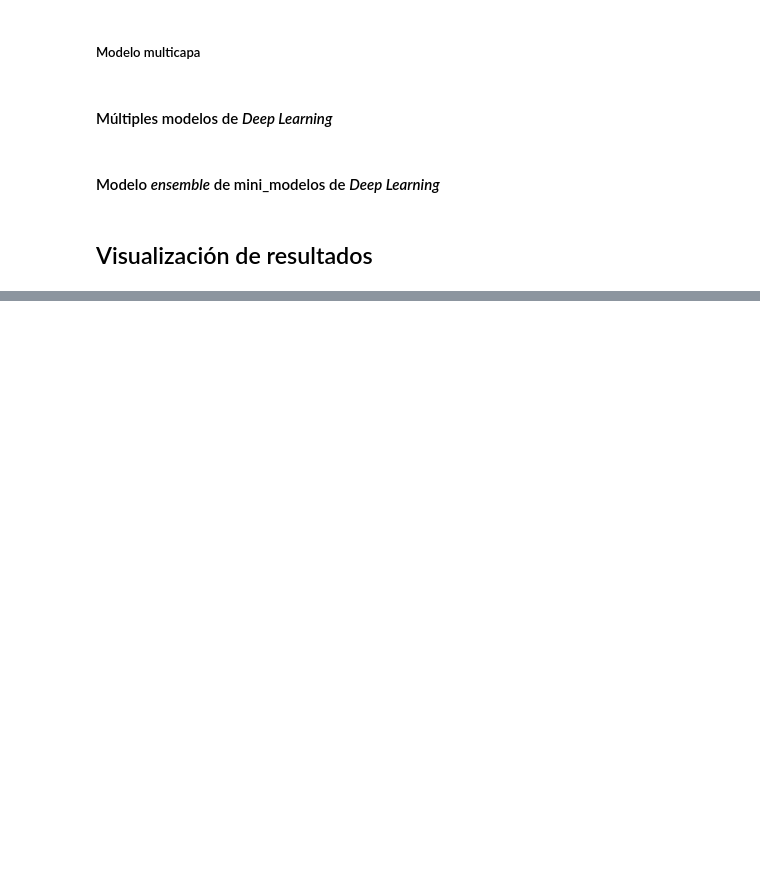
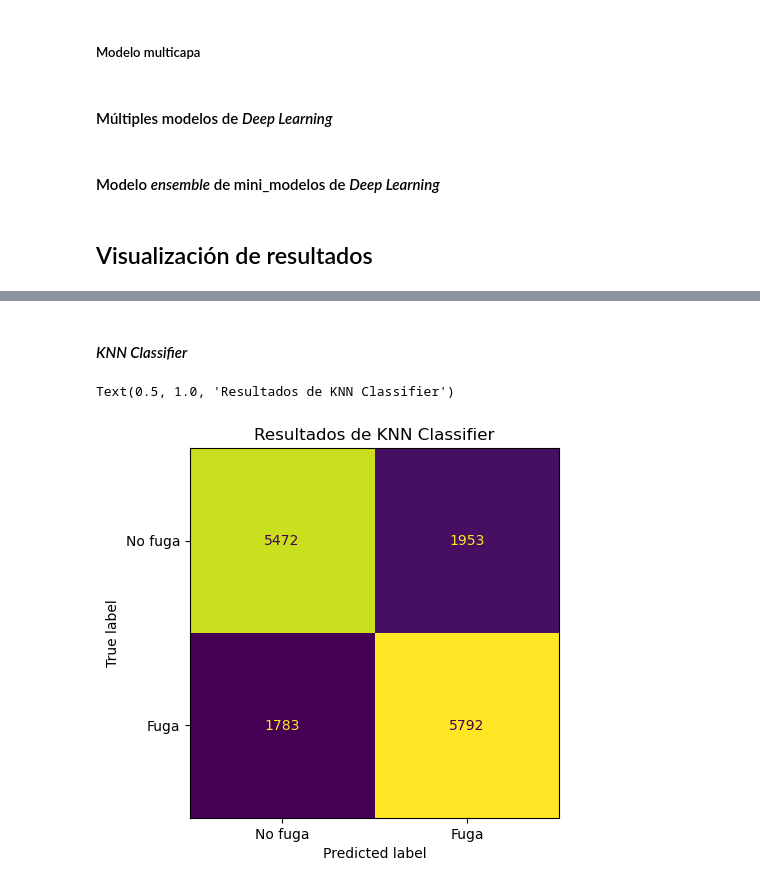
Before and after one commit to alu0101351773/TFM, a Jupyter notebook: src/project/main.ipynb, the cells around one changed output, grey strips where cells are left out. Drawn from its saved outputs; the diff is of its cells as text; code cells hidden in the pictures; blank space fills up the shorter version.

```diff
--- a/src/project/main.ipynb
+++ b/src/project/main.ipynb
@@ -921,0 +1210,12 @@ def display_performance_table(results: list[dict]) -> None:
+# %% [markdown]
+#### _KNN Classifier_
+# %%
+ConfusionMatrixDisplay(
+    knn_results[0]['confusion_matrix'],
+    display_labels=['No fuga', 'Fuga']
+).plot(colorbar=False)
+
+plt.title('Resultados de KNN Classifier')
+# %% [output]
+Text(0.5, 1.0, 'Resultados de KNN Classifier')
+[figure, added]
```
Also changed, not shown: parts of 59 cells of this notebook.
